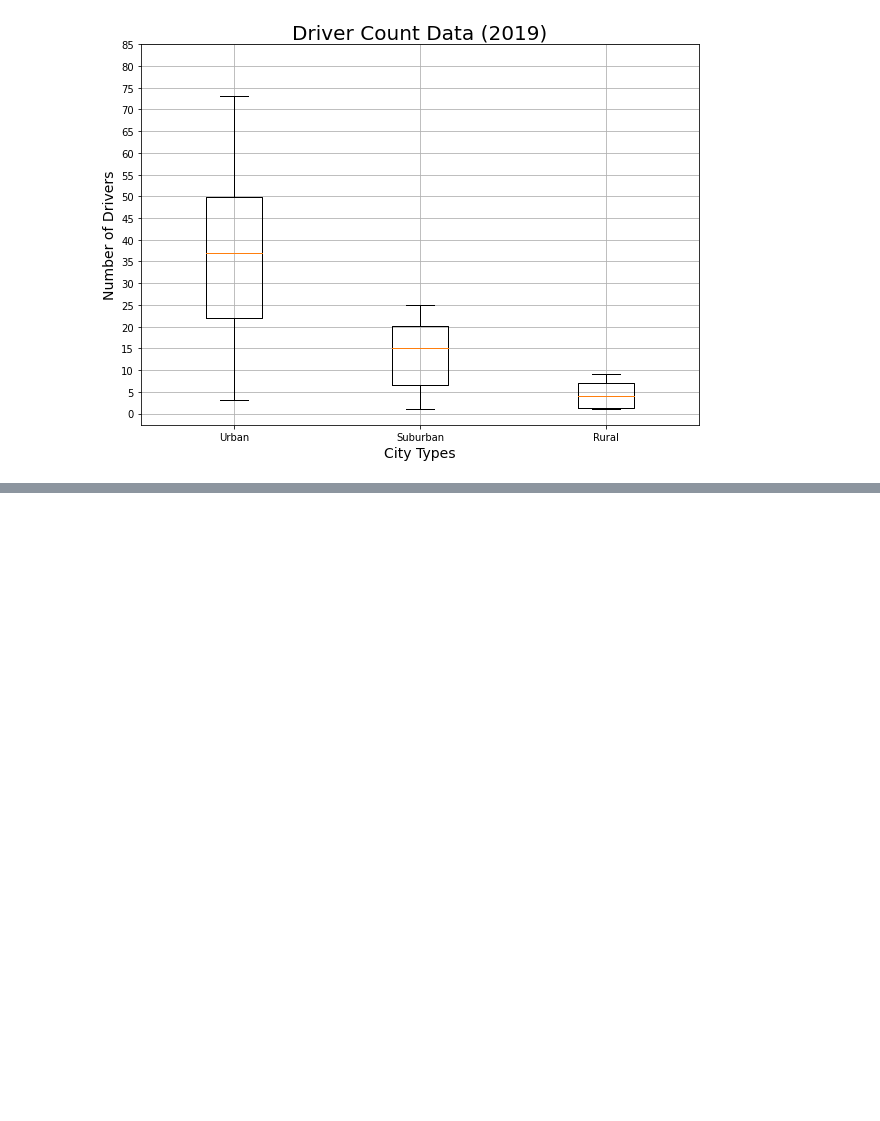
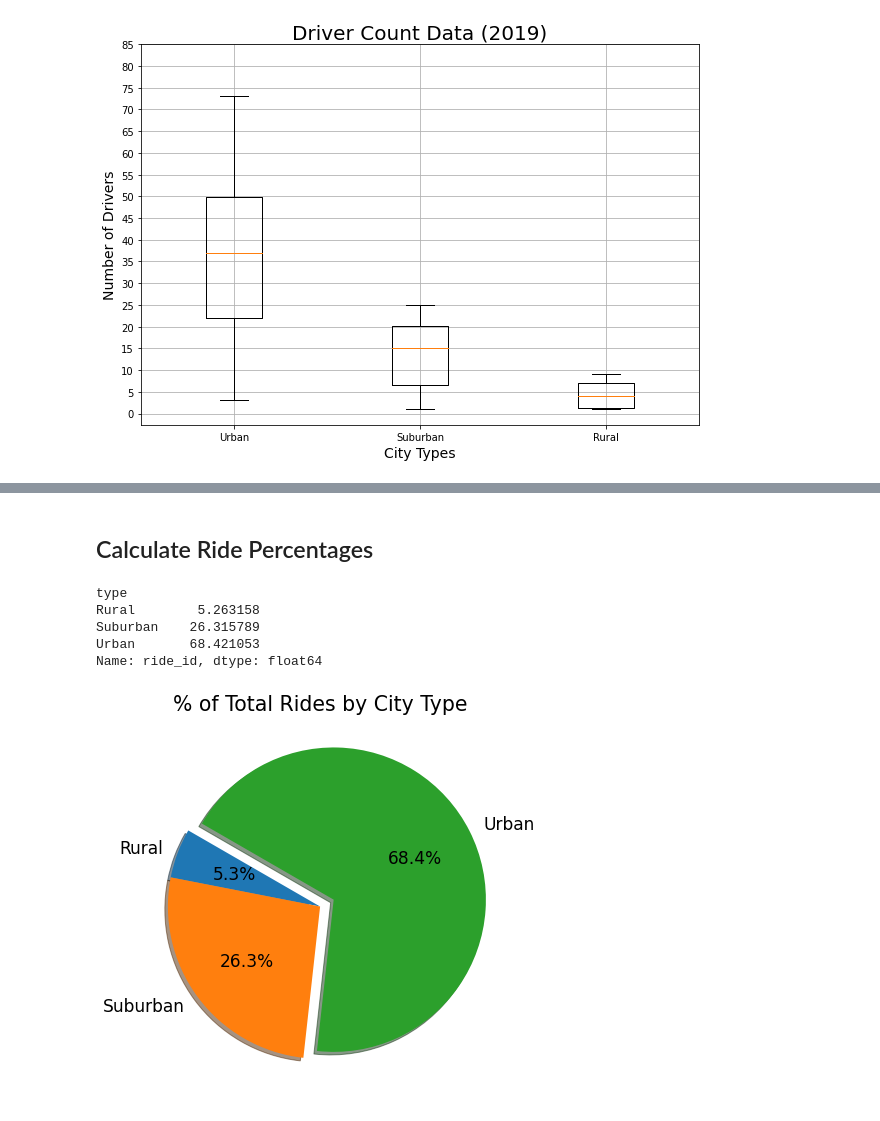
Before and after one commit to bayileyegnabate/05-matplotlib, a Jupyter notebook: pyber.ipynb, the cells around one changed output, grey strips where cells are left out. Drawn from its saved outputs; the diff is of its cells as text; code cells hidden in the pictures; blank space fills up the shorter version.

Commit message:
included pie chart for total rides

```diff
--- a/pyber.ipynb
+++ b/pyber.ipynb
@@ -774,0 +775,29 @@ plt.show();
+# %% [markdown]
+## Calculate Ride Percentages
+# %%
+# get % of fares by city type
+citytype_rides = pyber_data_df.groupby('type')['ride_id'].count() / pyber_data_df['ride_id'].count() * 100
+citytype_rides
+# %% [output]
+type
+Rural        5.263158
+Suburban    26.315789
+Urban       68.421053
+Name: ride_id, dtype: float64
+# %%
+# create a pie chart for percentage of fares
+colors = 'gold lightskyblue lightcoral'.split()
+fig, ax = plt.subplots(figsize=(10, 7))
+plt.pie(citytype_rides,
+        labels=list(citytype_fares.index),
+#         colors=colors,
+        explode=[0, 0, 0.1],
+        autopct='%1.1f%%',
+        shadow=True,
+        startangle=150)
+ax.set_title('% of Total Rides by City Type')
+mpl.rcParams['font.size']=17
+plt.savefig('analysis/f6.png')
+plt.show();
+# %% [output]
+[figure, added]
```
Also changed, not shown: parts of 1 cell of this notebook, 1 other file.
